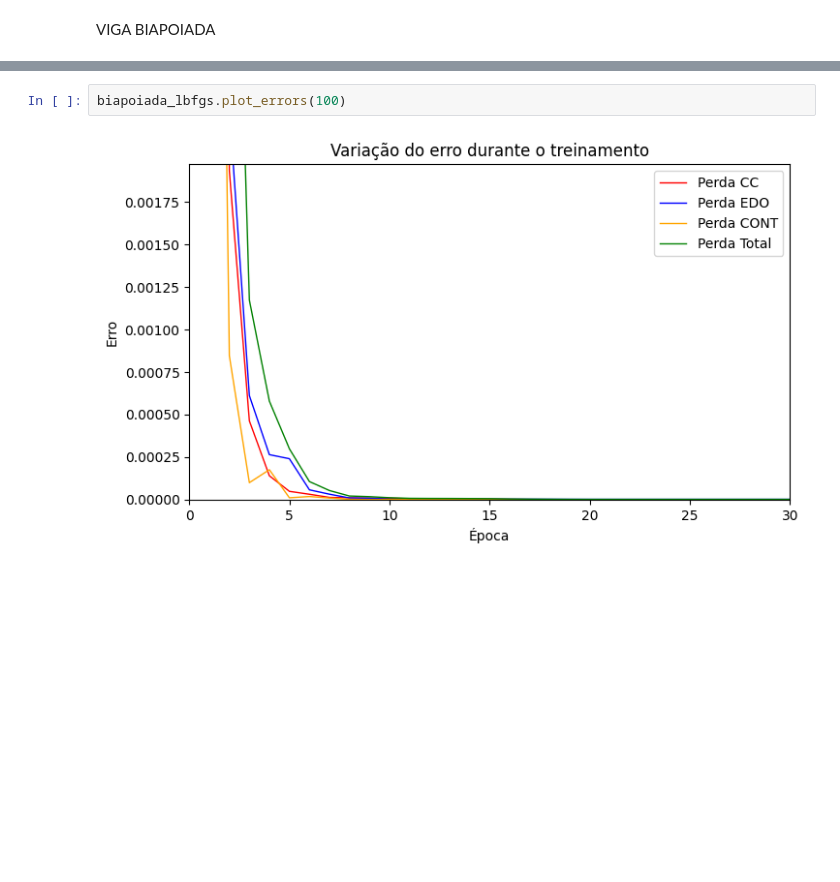
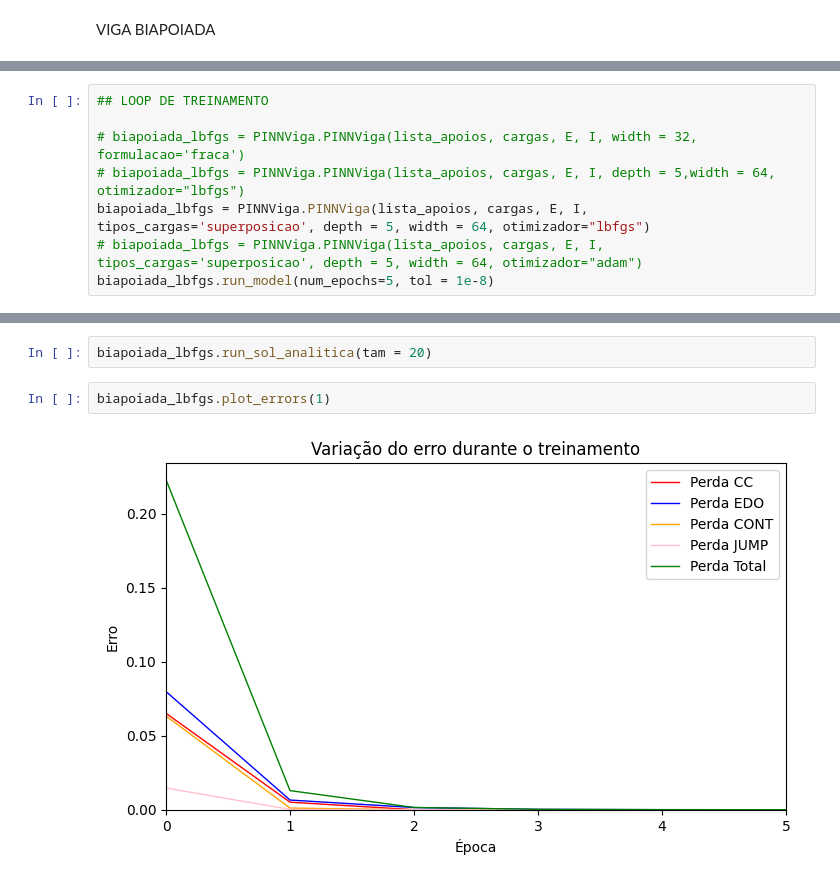
Before and after one commit to taciov/PINNViga, a Jupyter notebook: execute_PINNViga.ipynb, the cells around one changed output, grey strips where cells are left out. Drawn from its saved outputs; the diff is of its cells as text; blank space fills up the shorter version.

Commit message:
commit 2026 04 21
Adicionada a possibilidade de combinação entre cargas pontuais e distribuídas. Ainda é necessário fazer uma paralelização das perdas para reduzir o custo computacional

```diff
--- a/execute_PINNViga.ipynb
+++ b/execute_PINNViga.ipynb
@@ -106,0 +53,8 @@ Epoch 30, Loss: 0.000001257577, PDE Loss: 0.000001222861, BC Loss: 0.00000003138
+# %%
+## LOOP DE TREINAMENTO
+
+# biapoiada_lbfgs = PINNViga.PINNViga(lista_apoios, cargas, E, I, width = 32, formulacao='fraca')
+# biapoiada_lbfgs = PINNViga.PINNViga(lista_apoios, cargas, E, I, depth = 5,width = 64, otimizador="lbfgs")
+biapoiada_lbfgs = PINNViga.PINNViga(lista_apoios, cargas, E, I, tipos_cargas='superposicao', depth = 5, width = 64, otimizador="lbfgs")
+# biapoiada_lbfgs = PINNViga.PINNViga(lista_apoios, cargas, E, I, tipos_cargas='superposicao', depth = 5, width = 64, otimizador="adam")
+biapoiada_lbfgs.run_model(num_epochs=5, tol = 1e-8)
@@ -107,7 +65,9 @@ Epoch 30, Loss: 0.000001257577, PDE Loss: 0.000001222861, BC Loss: 0.00000003138
+# %%
+biapoiada_lbfgs.run_sol_analitica(tam = 20)
 # %%
-biapoiada_lbfgs.plot_errors(100)
+biapoiada_lbfgs.plot_errors(1)
 # %% [output]
-[figure, old version]
+[figure, new version]
 # %%
 biapoiada_lbfgs.plot_deslocamento()
 # %% [output]
```
Also changed, not shown: parts of 40 cells of this notebook, 6 other files.
